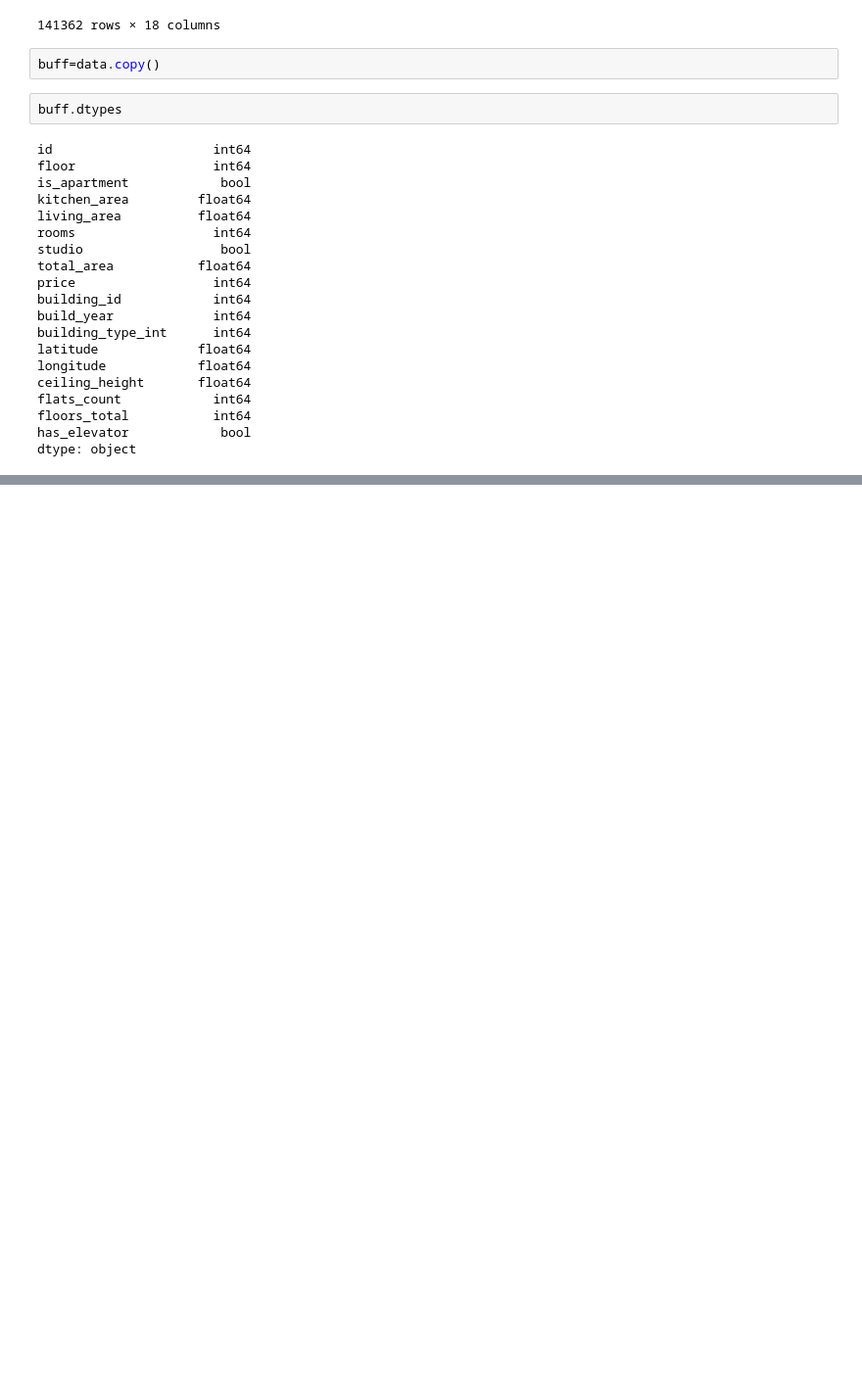
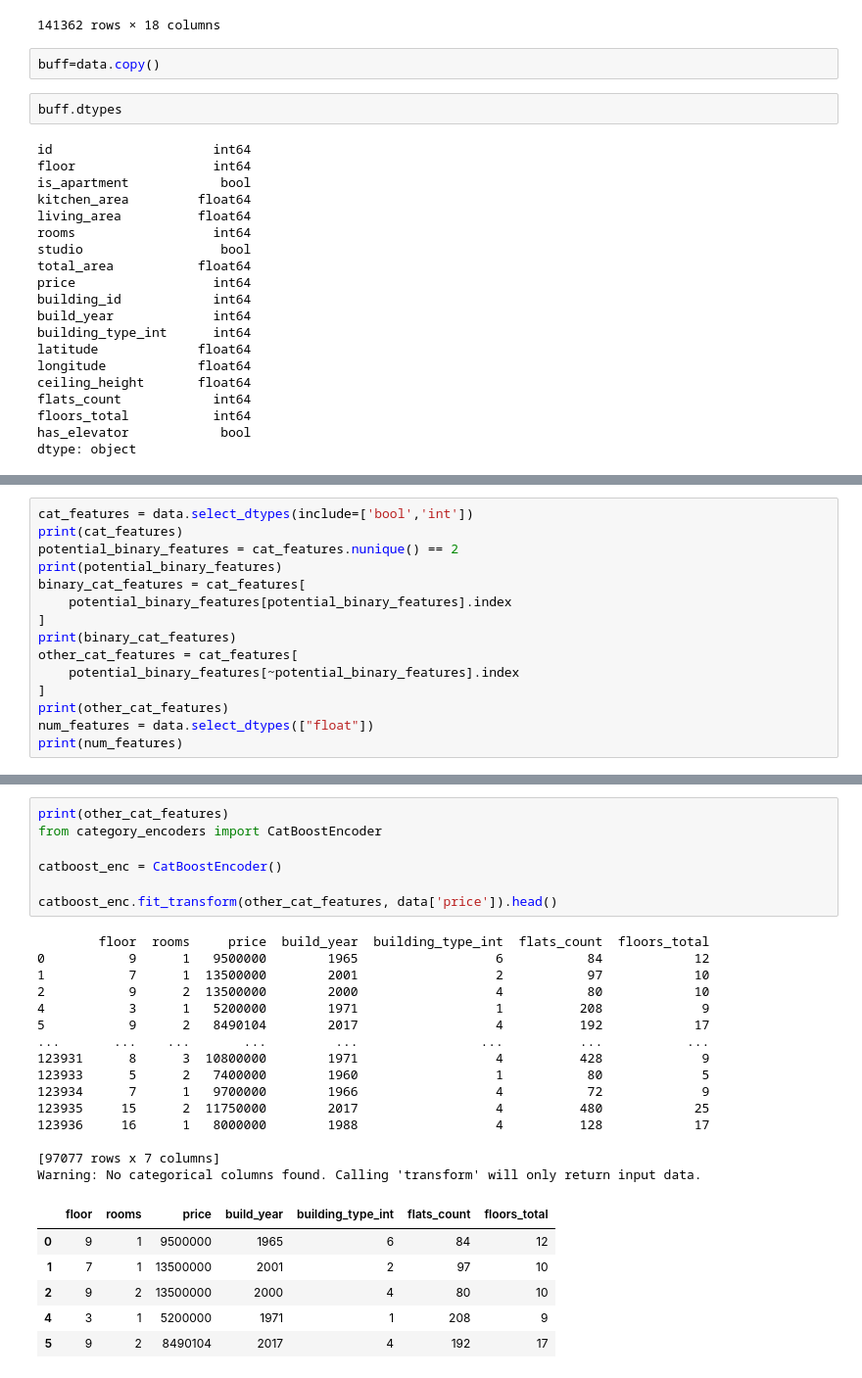
Before and after one commit to R6DJO/mle-project-sprint-1-v001, a Jupyter notebook: part1_airflow/notebooks/clean_test.ipynb, the cells around one changed output, grey strips where cells are left out. Shown at 98% size. Cells and saved outputs as stored; diff of their text form; blank space fills up the shorter version.

```diff
--- a/part1_airflow/notebooks/clean_test.ipynb
+++ b/part1_airflow/notebooks/clean_test.ipynb
@@ -196,3 +231,18 @@ flats_count            int64
 floors_total           int64
 has_elevator            bool
 dtype: object
+# %%
+cat_features = data.select_dtypes(include=['bool','int'])
+print(cat_features)
+potential_binary_features = cat_features.nunique() == 2
+print(potential_binary_features)
+binary_cat_features = cat_features[
+    potential_binary_features[potential_binary_features].index
+]
+print(binary_cat_features)
+other_cat_features = cat_features[
+    potential_binary_features[~potential_binary_features].index
+]
+print(other_cat_features)
+num_features = data.select_dtypes(["float"])
+print(num_features)
@@ -198,0 +283,29 @@ dtype: object
+# %%
+print(other_cat_features)
+from category_encoders import CatBoostEncoder
+
+catboost_enc = CatBoostEncoder()
+
+catboost_enc.fit_transform(other_cat_features, data['price']).head()
+# %% [output]
+        floor  rooms     price  build_year  building_type_int  flats_count  floors_total
+0           9      1   9500000        1965                  6           84            12
+1           7      1  13500000        2001                  2           97            10
+2           9      2  13500000        2000                  4           80            10
+4           3      1   5200000        1971                  1          208             9
+5           9      2   8490104        2017                  4          192            17
+...       ...    ...       ...         ...                ...          ...           ...
+123931      8      3  10800000        1971                  4          428             9
+123933      5      2   7400000        1960                  1           80             5
+123934      7      1   9700000        1966                  4           72             9
+123935     15      2  11750000        2017                  4          480            25
+123936     16      1   8000000        1988                  4          128            17
+
+[97077 rows x 7 columns]
+Warning: No categorical columns found. Calling 'transform' will only return input data.
+|  | floor | rooms | price | build_year | building_type_int | flats_count | floors_total |
+| 0 | 9 | 1 | 9500000 | 1965 | 6 | 84 | 12 |
+| 1 | 7 | 1 | 13500000 | 2001 | 2 | 97 | 10 |
+| 2 | 9 | 2 | 13500000 | 2000 | 4 | 80 | 10 |
+| 4 | 3 | 1 | 5200000 | 1971 | 1 | 208 | 9 |
+| 5 | 9 | 2 | 8490104 | 2017 | 4 | 192 | 17 |
```
Also changed, not shown: parts of 12 cells of this notebook, 8 other files.
